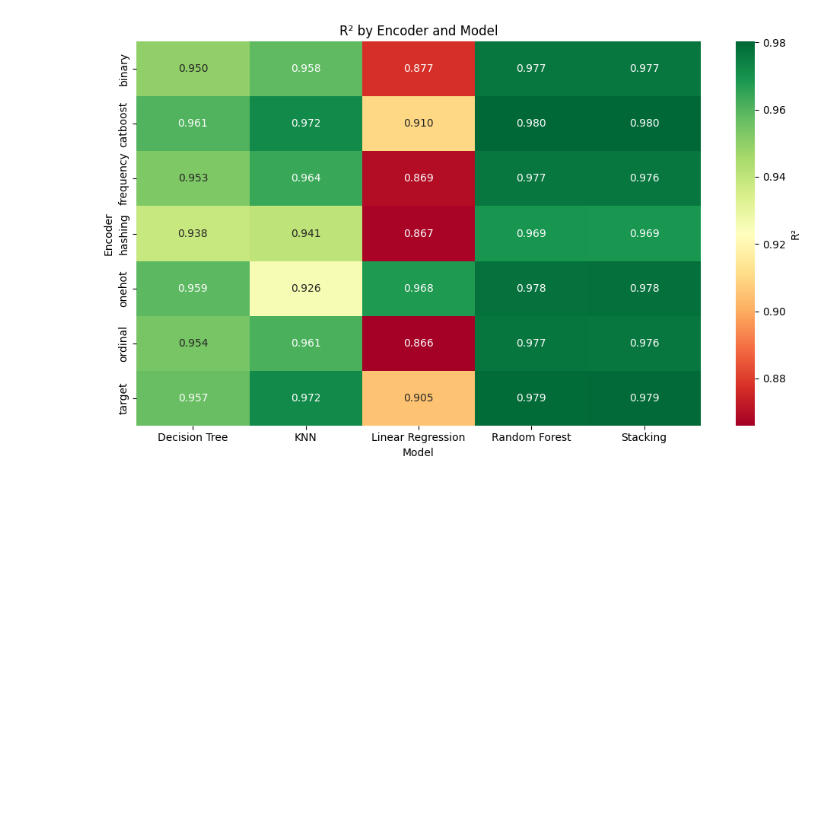
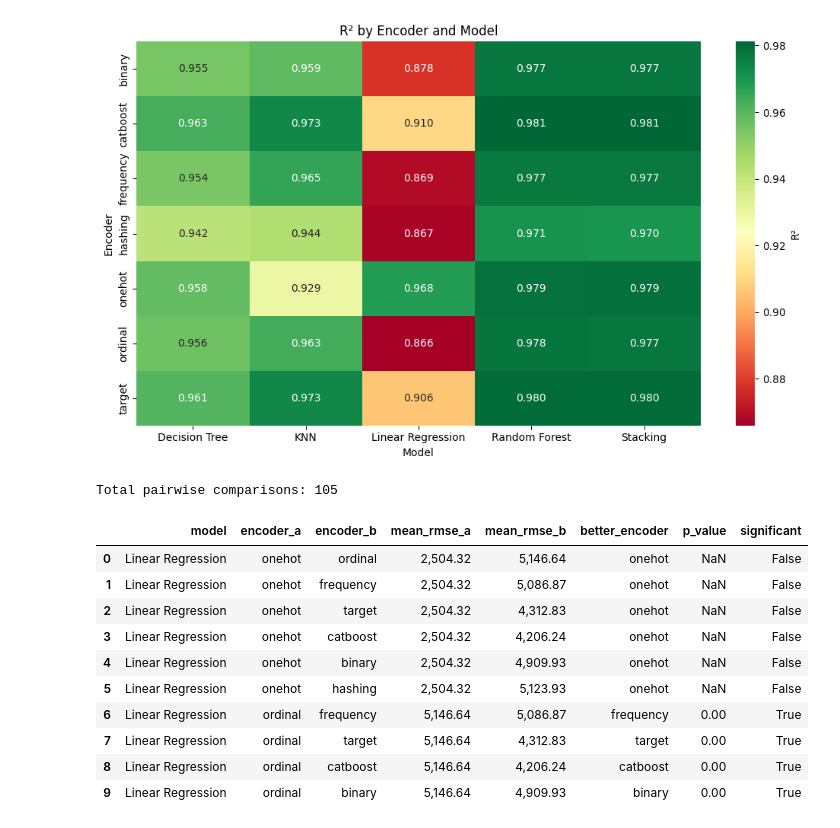
Before and after one commit to akrima-git/MSc, a Jupyter notebook: compare_encoders.ipynb, the cells around one changed output. Drawn from its saved outputs; the diff is of its cells as text; code cells hidden in the pictures; blank space fills up the shorter version.

```diff
--- a/compare_encoders.ipynb
+++ b/compare_encoders.ipynb
@@ -131,3 +131,68 @@ plt.savefig("r2_heatmap.png", dpi=150, bbox_inches="tight")
 plt.show()
 # %% [output]
 [figure]
+# %%
+from itertools import combinations
+
+# Get the list of models and encoders
+models = all_results["model"].unique()
+encoders = all_results["encoder"].unique()
+
+# We'll store every pairwise test result here
+significance_results = []
+
+# Loop through each model separately
+for model in models:
+
+    # Filter to just this model's results
+    model_data = all_results[all_results["model"] == model]
+
+    # For every possible PAIR of encoders (e.g. onehot vs catboost, onehot vs target, ...)
+    for encoder_a, encoder_b in combinations(encoders, 2):
+
+        # Get this encoder's RMSE score for EACH fold, in fold order
+        # This is critical: both arrays must be ordered by fold so that
+        # fold 1 lines up with fold 1, fold 2 with fold 2, etc. (paired comparison)
+        scores_a = model_data[model_data["encoder"] == encoder_a].sort_values("fold")["rmse"].values
+        scores_b = model_data[model_data["encoder"] == encoder_b].sort_values("fold")["rmse"].values
+
+        # Run the Wilcoxon signed-rank test on these paired fold scores
+        # This tells us whether the difference between encoder_a and encoder_b
+        # is statistically significant, or could just be random fold variation
+        try:
+            stat, p_value = stats.wilcoxon(scores_a, scores_b)
+        except ValueError:
+            # Wilcoxon fails if all differences are exactly zero (identical scores)
+            # This shouldn't happen with real data, but we handle it safely just in case
+            p_value = np.nan
+
+        # Record which encoder actually performed better (lower RMSE = better)
+        better_encoder = encoder_a if scores_a.mean() < scores_b.mean() else encoder_b
+
+        significance_results.append({
+            "model": model,
+            "encoder_a": encoder_a,
+            "encoder_b": encoder_b,
+            "mean_rmse_a": scores_a.mean(),
+            "mean_rmse_b": scores_b.mean(),
+            "better_encoder": better_encoder,
+            "p_value": p_value,
+            "significant": p_value < 0.05 if not np.isnan(p_value) else False
+        })
+
+significance_df = pd.DataFrame(significance_results)
+print(f"Total pairwise comparisons: {len(significance_df)}")
+significance_df.head(10)
+# %% [output]
+Total pairwise comparisons: 105
+|  | model | encoder_a | encoder_b | mean_rmse_a | mean_rmse_b | better_encoder | p_value | significant |
+| 0 | Linear Regression | onehot | ordinal | 2,504.32 | 5,146.64 | onehot | NaN | False |
+| 1 | Linear Regression | onehot | frequency | 2,504.32 | 5,086.87 | onehot | NaN | False |
+| 2 | Linear Regression | onehot | target | 2,504.32 | 4,312.83 | onehot | NaN | False |
+| 3 | Linear Regression | onehot | catboost | 2,504.32 | 4,206.24 | onehot | NaN | False |
+| 4 | Linear Regression | onehot | binary | 2,504.32 | 4,909.93 | onehot | NaN | False |
+| 5 | Linear Regression | onehot | hashing | 2,504.32 | 5,123.93 | onehot | NaN | False |
+| 6 | Linear Regression | ordinal | frequency | 5,146.64 | 5,086.87 | frequency | 0.00 | True |
+| 7 | Linear Regression | ordinal | target | 5,146.64 | 4,312.83 | target | 0.00 | True |
+| 8 | Linear Regression | ordinal | catboost | 5,146.64 | 4,206.24 | catboost | 0.00 | True |
+| 9 | Linear Regression | ordinal | binary | 5,146.64 | 4,909.93 | binary | 0.00 | True |
```
Also changed, not shown: parts of 8 cells of this notebook, 23 other files.
